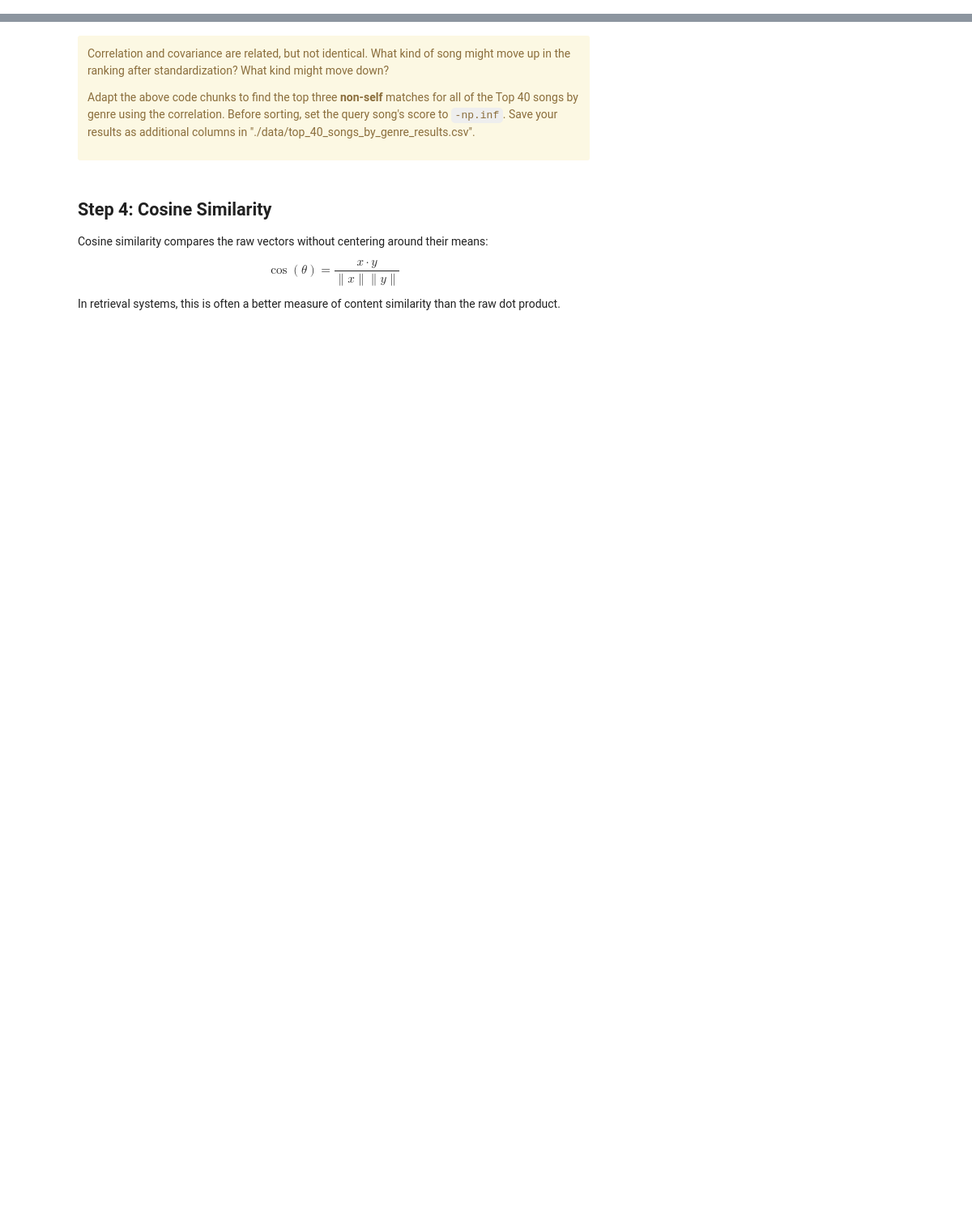
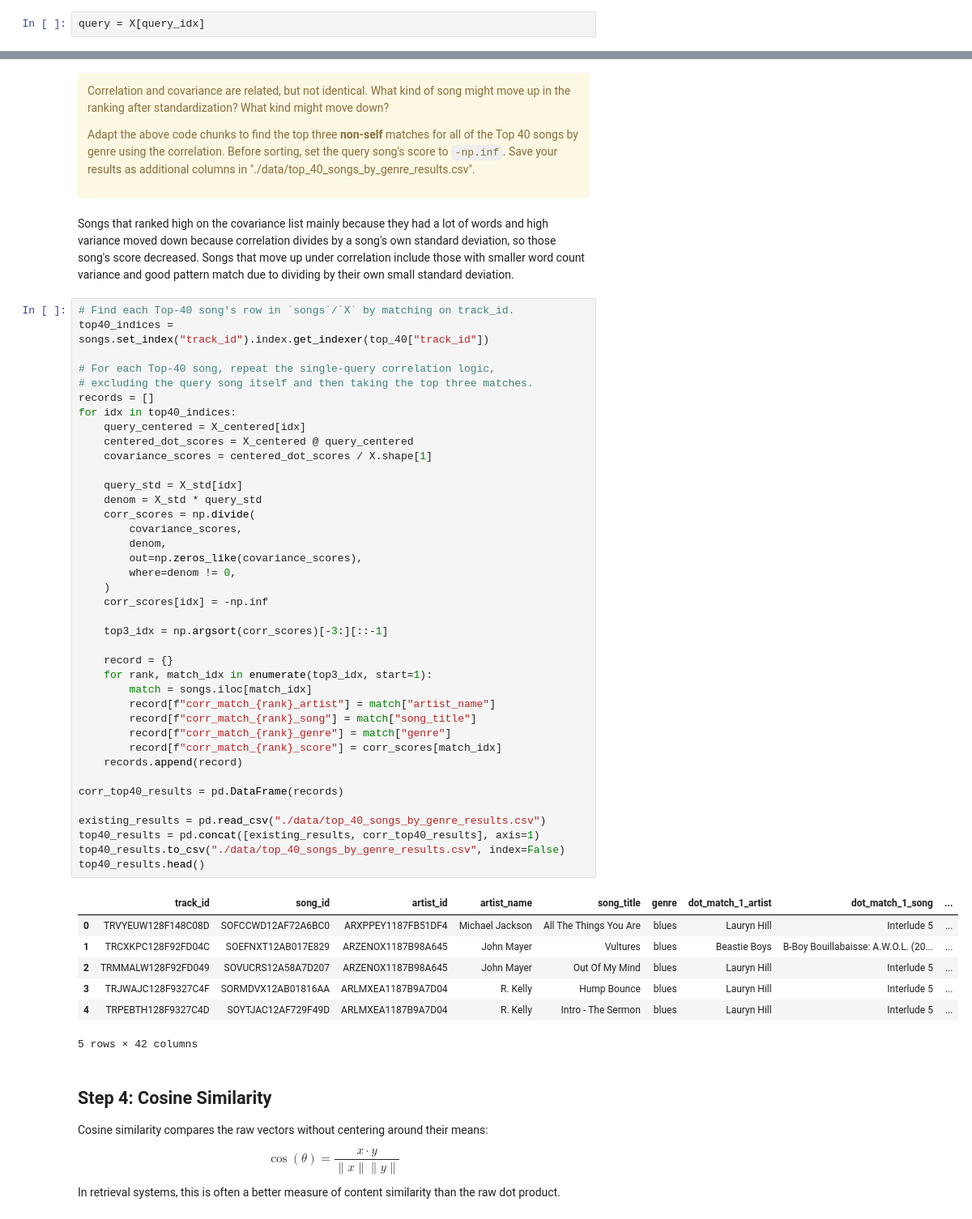
Before and after one commit to AustinB2319/uu_vectors_and_matrices, a Jupyter notebook: Thursday Lab/lab_01.ipynb, the cells around one changed output, grey strips where cells are left out. Shown at 81% size. Saved outputs shown, nothing was run; the diff lists cells and outputs as text; blank space fills up the shorter version.

```diff
--- a/Thursday Lab/lab_01.ipynb
+++ b/Thursday Lab/lab_01.ipynb
@@ -239,6 +317,8 @@ Adapt the above code chunks to find the top three **non-self** matches for all o
 ## Step 3: Correlation
 
 Correlation takes covariance and rescales by each vector's standard deviation. That means we now compare shared pattern after accounting for both average level and spread.
+# %%
+query = X[query_idx]
 # %%
 query_std = query.std()
 X_std = X.std(axis=1)
@@ -289,6 +369,55 @@ Correlation and covariance are related, but not identical. What kind of song mig
 Adapt the above code chunks to find the top three **non-self** matches for all of the Top 40 songs by genre using the correlation. Before sorting, set the query song's score to `-np.inf`. Save your results as additional columns in "./data/top_40_songs_by_genre_results.csv".
 
 </div>
+# %% [markdown]
+Songs that ranked high on the covariance list mainly because they had a lot of words and high variance moved down because correlation divides by a song's own standard deviation, so those song's score decreased. Songs that move up under correlation include those with smaller word count variance and good pattern match due to dividing by their own small standard deviation.
+# %%
+# Find each Top-40 song's row in `songs`/`X` by matching on track_id.
+top40_indices = songs.set_index("track_id").index.get_indexer(top_40["track_id"])
+
+# For each Top-40 song, repeat the single-query correlation logic,
+# excluding the query song itself and then taking the top three matches.
+records = []
+for idx in top40_indices:
+    query_centered = X_centered[idx]
+    centered_dot_scores = X_centered @ query_centered
+    covariance_scores = centered_dot_scores / X.shape[1]
+
+    query_std = X_std[idx]
+    denom = X_std * query_std
+    corr_scores = np.divide(
+        covariance_scores,
+        denom,
+        out=np.zeros_like(covariance_scores),
+        where=denom != 0,
+    )
+    corr_scores[idx] = -np.inf
+
+    top3_idx = np.argsort(corr_scores)[-3:][::-1]
+
+    record = {}
+    for rank, match_idx in enumerate(top3_idx, start=1):
+        match = songs.iloc[match_idx]
+        record[f"corr_match_{rank}_artist"] = match["artist_name"]
+        record[f"corr_match_{rank}_song"] = match["song_title"]
+        record[f"corr_match_{rank}_genre"] = match["genre"]
+        record[f"corr_match_{rank}_score"] = corr_scores[match_idx]
+    records.append(record)
+
+corr_top40_results = pd.DataFrame(records)
+
+existing_results = pd.read_csv("./data/top_40_songs_by_genre_results.csv")
+top40_results = pd.concat([existing_results, corr_top40_results], axis=1)
+top40_results.to_csv("./data/top_40_songs_by_genre_results.csv", index=False)
+top40_results.head()
+# %% [output]
+|  | track_id | song_id | artist_id | artist_name | song_title | genre | dot_match_1_artist | dot_match_1_song | ... |
+| 0 | TRVYEUW128F148C08D | SOFCCWD12AF72A6BC0 | ARXPPEY1187FB51DF4 | Michael Jackson | All The Things You Are | blues | Lauryn Hill | Interlude 5 | ... |
+| 1 | TRCXKPC128F92FD04C | SOEFNXT12AB017E829 | ARZENOX1187B98A645 | John Mayer | Vultures | blues | Beastie Boys | B-Boy Bouillabaisse: A.W.O.L. (20... | ... |
+| 2 | TRMMALW128F92FD049 | SOVUCRS12A58A7D207 | ARZENOX1187B98A645 | John Mayer | Out Of My Mind | blues | Lauryn Hill | Interlude 5 | ... |
+| 3 | TRJWAJC128F9327C4F | SORMDVX12AB01816AA | ARLMXEA1187B9A7D04 | R. Kelly | Hump Bounce | blues | Lauryn Hill | Interlude 5 | ... |
+| 4 | TRPEBTH128F9327C4D | SOYTJAC12AF729F49D | ARLMXEA1187B9A7D04 | R. Kelly | Intro - The Sermon | blues | Lauryn Hill | Interlude 5 | ... |
+5 rows × 42 columns
 # %% [markdown]
 ## Step 4: Cosine Similarity
 
```
Also changed, not shown: parts of 20 cells of this notebook, 2 other files.
